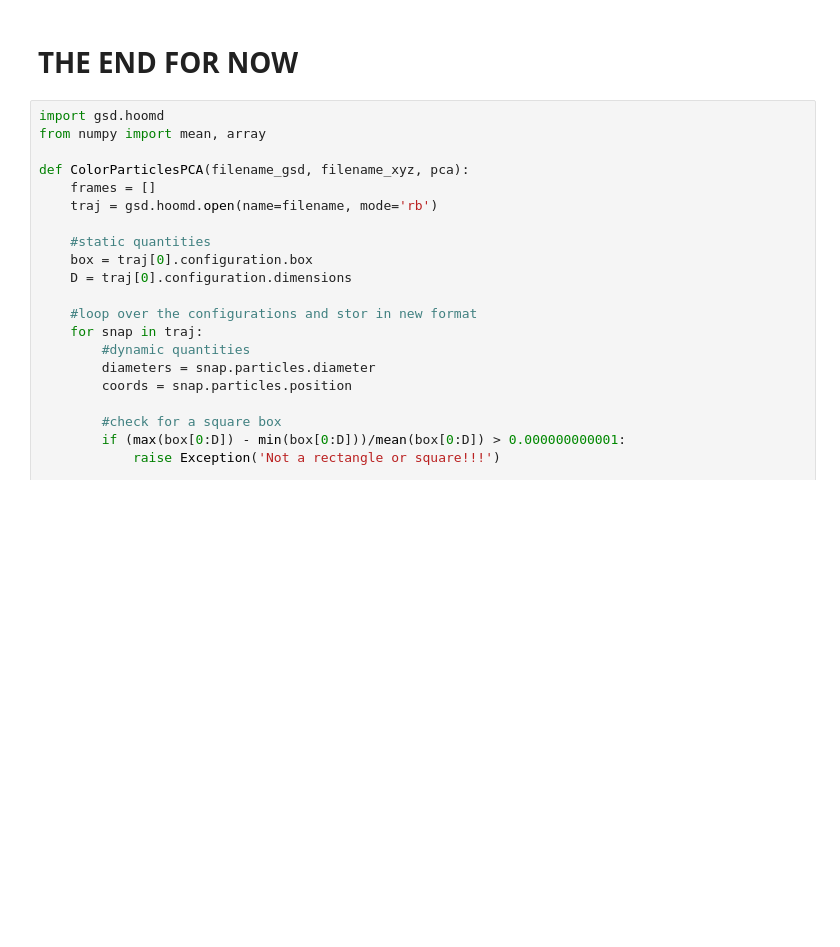
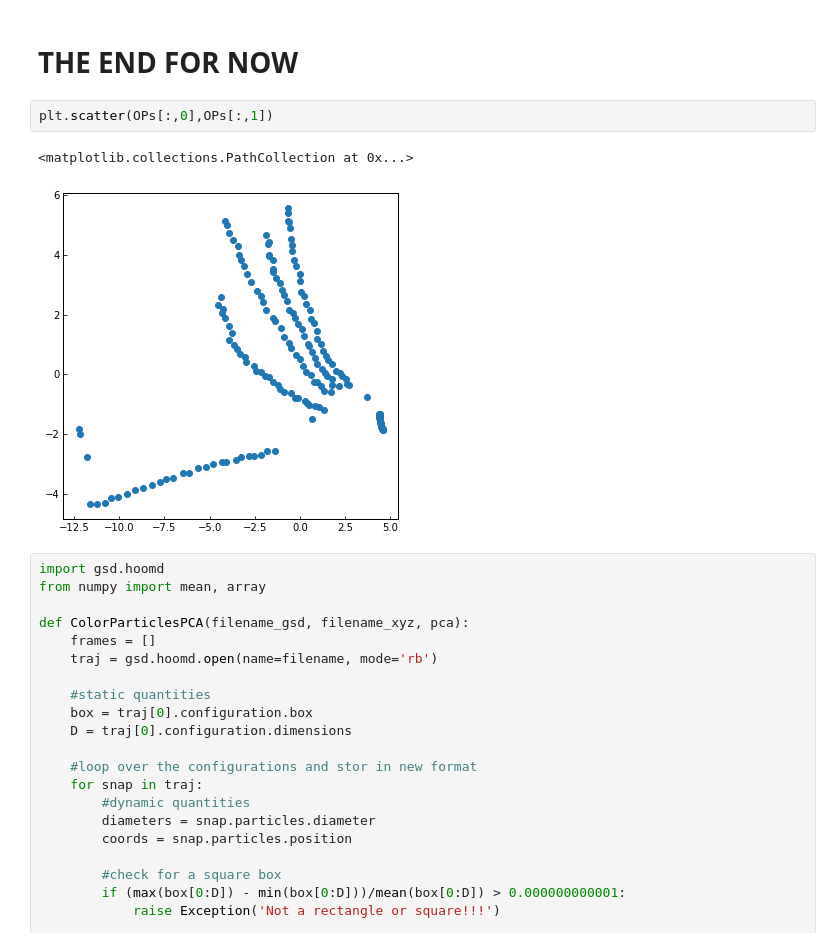
Before and after one commit to truskett-group-ut/hard_disks_pca, a Jupyter notebook: analysis_notebook.ipynb, the cells around one changed output. Drawn from its saved outputs; the diff is of its cells as text; blank space fills up the shorter version.

```diff
--- a/analysis_notebook.ipynb
+++ b/analysis_notebook.ipynb
@@ -530,5 +542,10 @@ plt.show()
 # %% [markdown]
 # THE END FOR NOW
+# %%
+plt.scatter(OPs[:,0],OPs[:,1])
+# %% [output]
+<matplotlib.collections.PathCollection at 0x...>
+[figure, added]
 # %%
 import gsd.hoomd
 from numpy import mean, array
```
Also changed, not shown: parts of 21 cells of this notebook, 3 other files.
